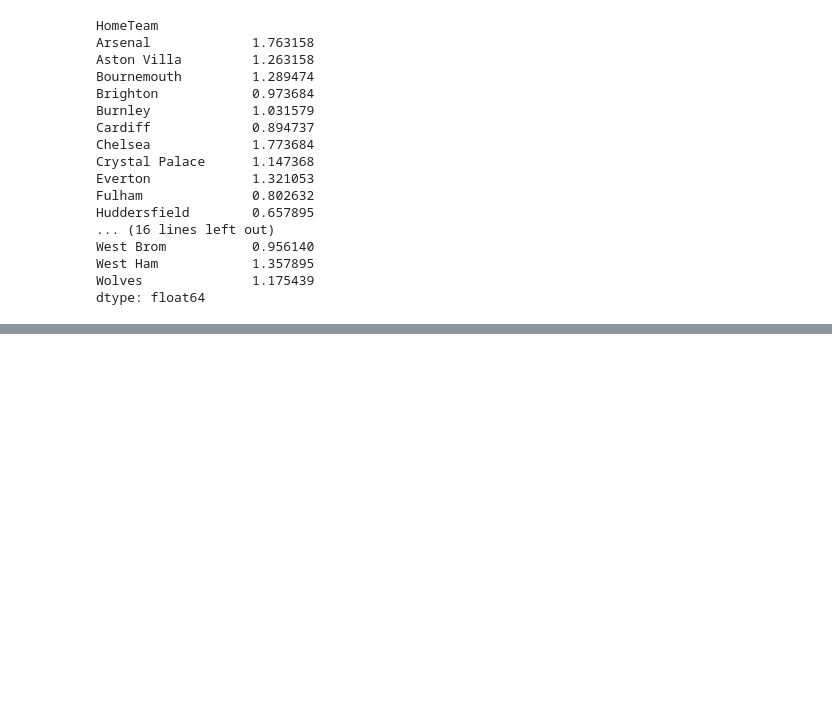
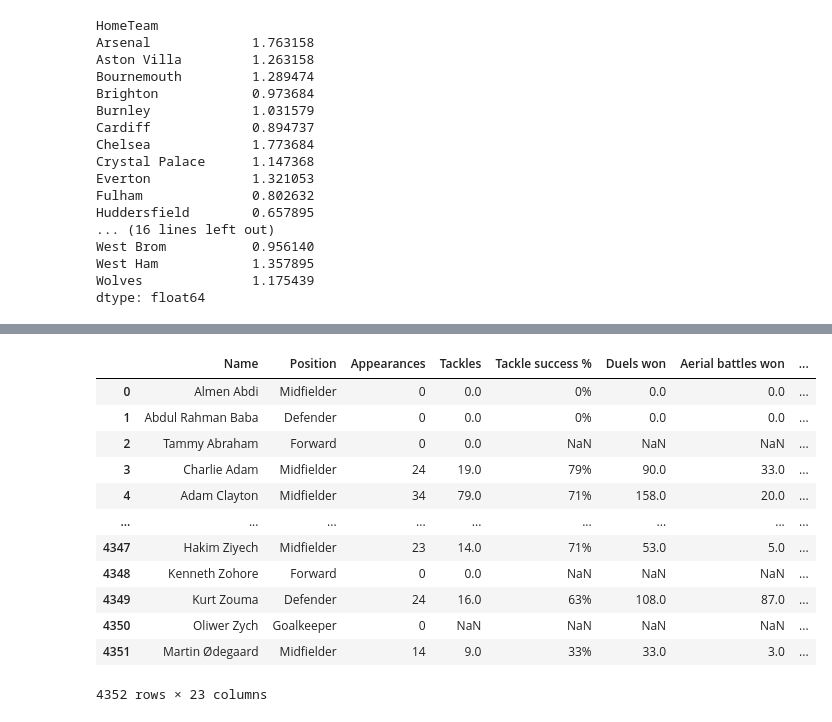
Before and after one commit to tunjaynasibli/Final_project, a Jupyter notebook: Eng_Prem_League_Stats.ipynb, the cells around one changed output, grey strips where cells are left out. Drawn from its saved outputs; the diff is of its cells as text; code cells hidden in the pictures; blank space fills up the shorter version.

```diff
--- a/Eng_Prem_League_Stats.ipynb
+++ b/Eng_Prem_League_Stats.ipynb
@@ -300,0 +351,4 @@ goal_per_game.to_csv("goal_per_game.csv")
+# %%
+dataset=pd.concat([season16stats, season17stats, season18stats,season19stats,season20stats], axis=0)
+# %%
+dataset=dataset.reset_index()
@@ -300,0 +390,26 @@ goal_per_game.to_csv("goal_per_game.csv")
+# %%
+rem_list=['index', 'Unnamed: 0', 'Clean sheets', 'Goals conceded', 'Last man tackles', "Blocked shots",
+          'Headed Clearance', 'Clearances off line', 'Recoveries', 'Successful 50/50s', 'Duels lost',
+          'Headed goals','Aerial battles lost', 'Own goals', 'Through balls', 'Yellow cards', 'Red cards', 'Fouls',
+          'Offsides','Goals with right foot', 'Goals with left foot','Hit woodwork', 'Goals per match','Throw outs',
+          'Goal Kicks','Shooting accuracy %','Big chances missed','Punches','High Claims','Catches',
+          'Sweeper clearances','Big Chances Created','Penalties Saved', "Interceptions", "Clearances"
+         ]
+# %%
+dataset.drop(rem_list, axis=1, inplace=True)
+# %%
+dataset
+# %% [output]
+|  | Name | Position | Appearances | Tackles | Tackle success % | Duels won | Aerial battles won | ... |
+| 0 | Almen Abdi | Midfielder | 0 | 0.0 | 0% | 0.0 | 0.0 | ... |
+| 1 | Abdul Rahman Baba | Defender | 0 | 0.0 | 0% | 0.0 | 0.0 | ... |
+| 2 | Tammy Abraham | Forward | 0 | 0.0 | NaN | NaN | NaN | ... |
+| 3 | Charlie Adam | Midfielder | 24 | 19.0 | 79% | 90.0 | 33.0 | ... |
+| 4 | Adam Clayton | Midfielder | 34 | 79.0 | 71% | 158.0 | 20.0 | ... |
+| ... | ... | ... | ... | ... | ... | ... | ... | ... |
+| 4347 | Hakim Ziyech | Midfielder | 23 | 14.0 | 71% | 53.0 | 5.0 | ... |
+| 4348 | Kenneth Zohore | Forward | 0 | 0.0 | NaN | NaN | NaN | ... |
+| 4349 | Kurt Zouma | Defender | 24 | 16.0 | 63% | 108.0 | 87.0 | ... |
+| 4350 | Oliwer Zych | Goalkeeper | 0 | NaN | NaN | NaN | NaN | ... |
+| 4351 | Martin Ødegaard | Midfielder | 14 | 9.0 | 33% | 33.0 | 3.0 | ... |
+4352 rows × 23 columns
```
Also changed, not shown: parts of 19 cells of this notebook, 3 other files.
